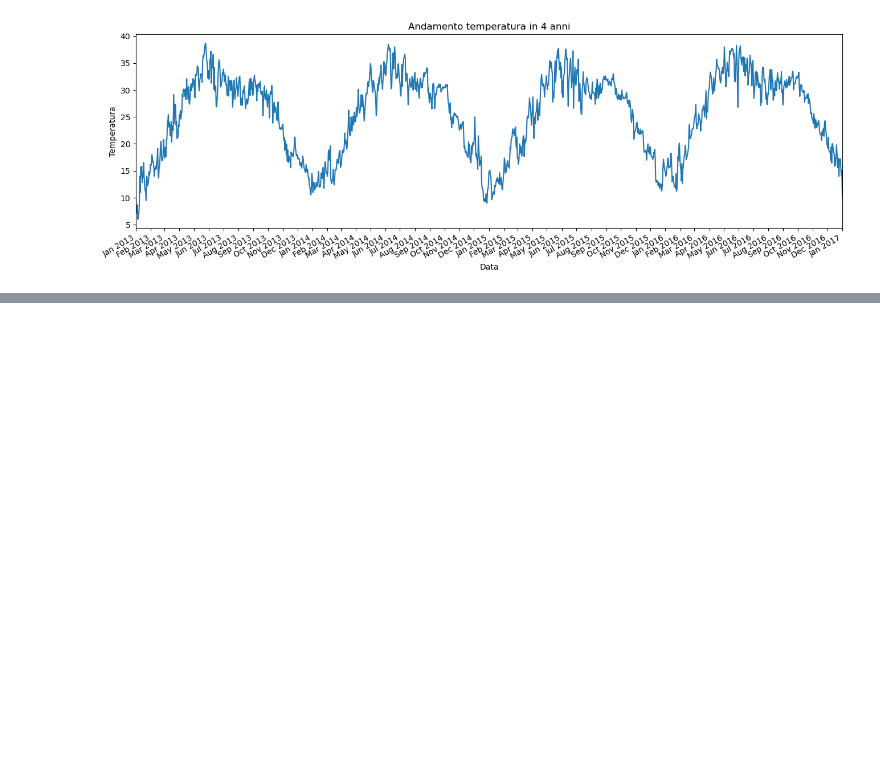
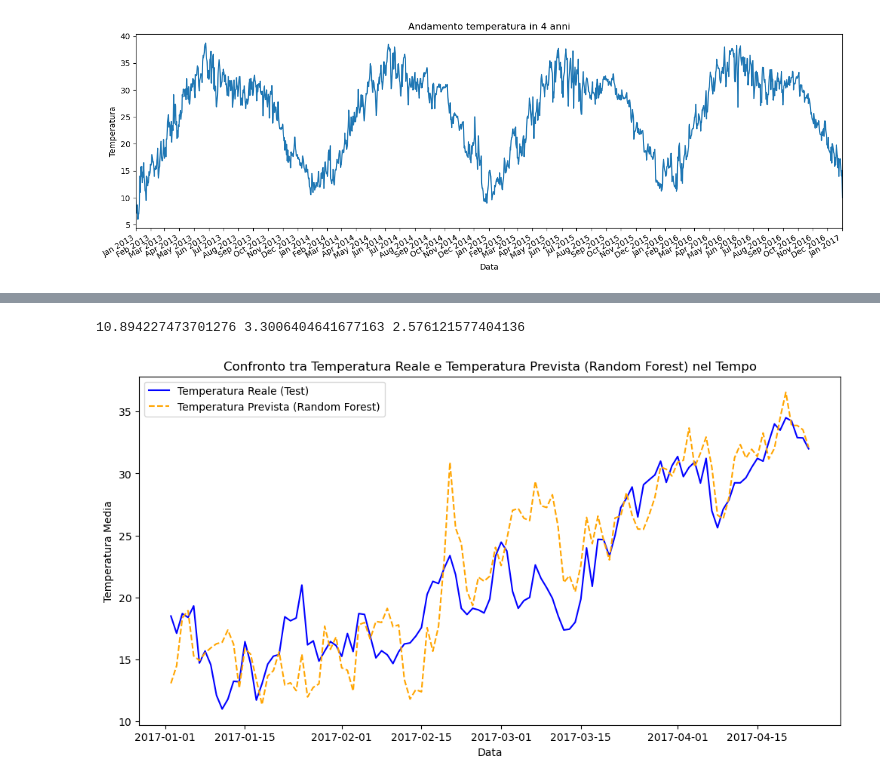
Before and after one commit to LucaRanieri96/PandasExercise, a Jupyter notebook: 7.0ForeRegre/script.ipynb, the cells around one changed output, grey strips where cells are left out. Saved outputs shown, nothing was run; the diff lists cells and outputs as text; code cells hidden in the pictures; blank space fills up the shorter version.

```diff
--- a/7.0ForeRegre/script.ipynb
+++ b/7.0ForeRegre/script.ipynb
@@ -122,0 +209,30 @@ y_train = train_df['meantemp']
+# %%
+from sklearn.ensemble import RandomForestRegressor
+import numpy as np
+
+rf_model = RandomForestRegressor(n_estimators=100, random_state=42)
+
+rf_model.fit(X_train, y_train)
+
+y_pred_RF = rf_model.predict(X_test)
+
+mse_rf = mean_squared_error(y_test, y_pred_RF)
+rmse_rf = np.sqrt(mse_rf)
+mae_rf = mean_absolute_error(y_test, y_pred_RF)
+
+print(mse_rf, rmse_rf, mae_rf)
+# %% [output]
+10.894227473701276 3.3006404641677163 2.576121577404136
+# %%
+plt.figure(figsize=(12, 6))
+plt.plot(test_df_cleaned.index, y_test, label='Temperatura Reale (Test)', color='blue')
+plt.plot(test_df_cleaned.index, y_pred_RF, label='Temperatura Prevista (Random Forest)', color='orange', linestyle='--')
+
+# Impostazioni del grafico
+plt.title("Confronto tra Temperatura Reale e Temperatura Prevista (Random Forest) nel Tempo")
+plt.xlabel("Data")
+plt.ylabel("Temperatura Media")
+plt.legend()
+plt.show()
+# %% [output]
+[figure, added]
```
Also changed, not shown: parts of 7 cells of this notebook.
